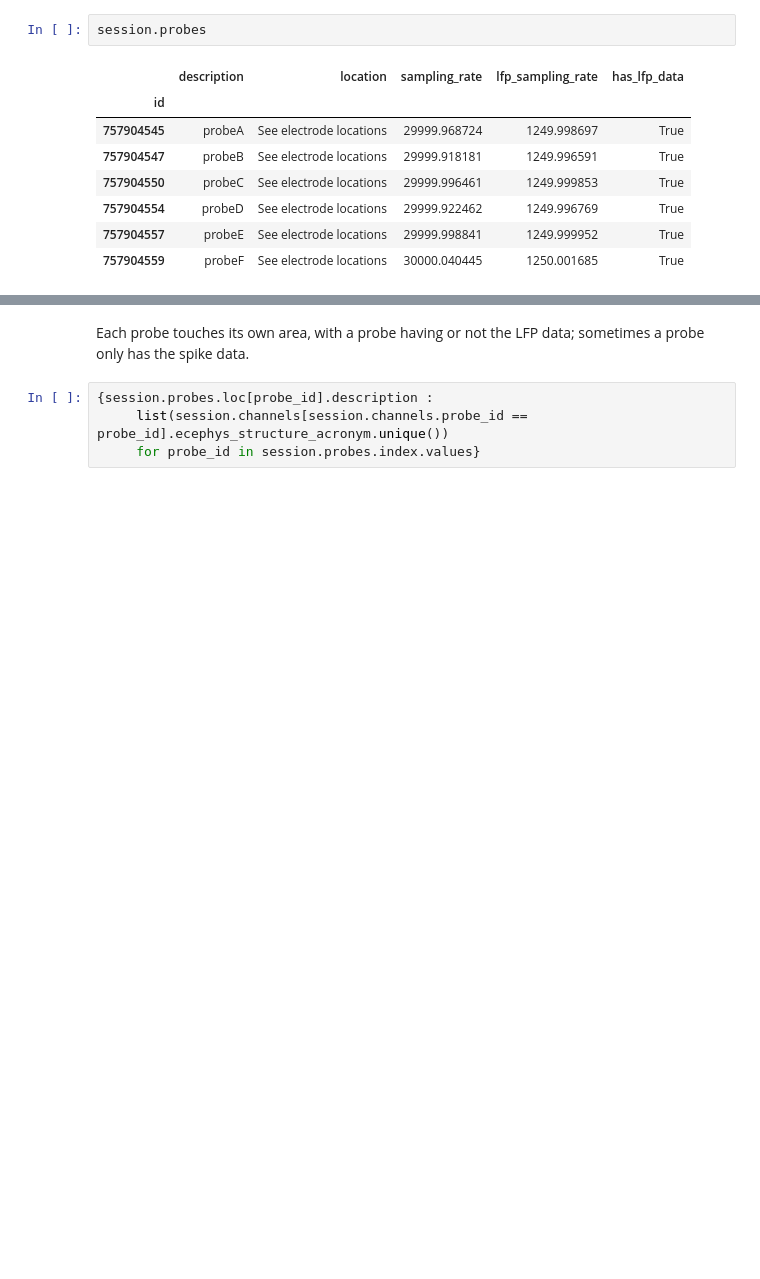
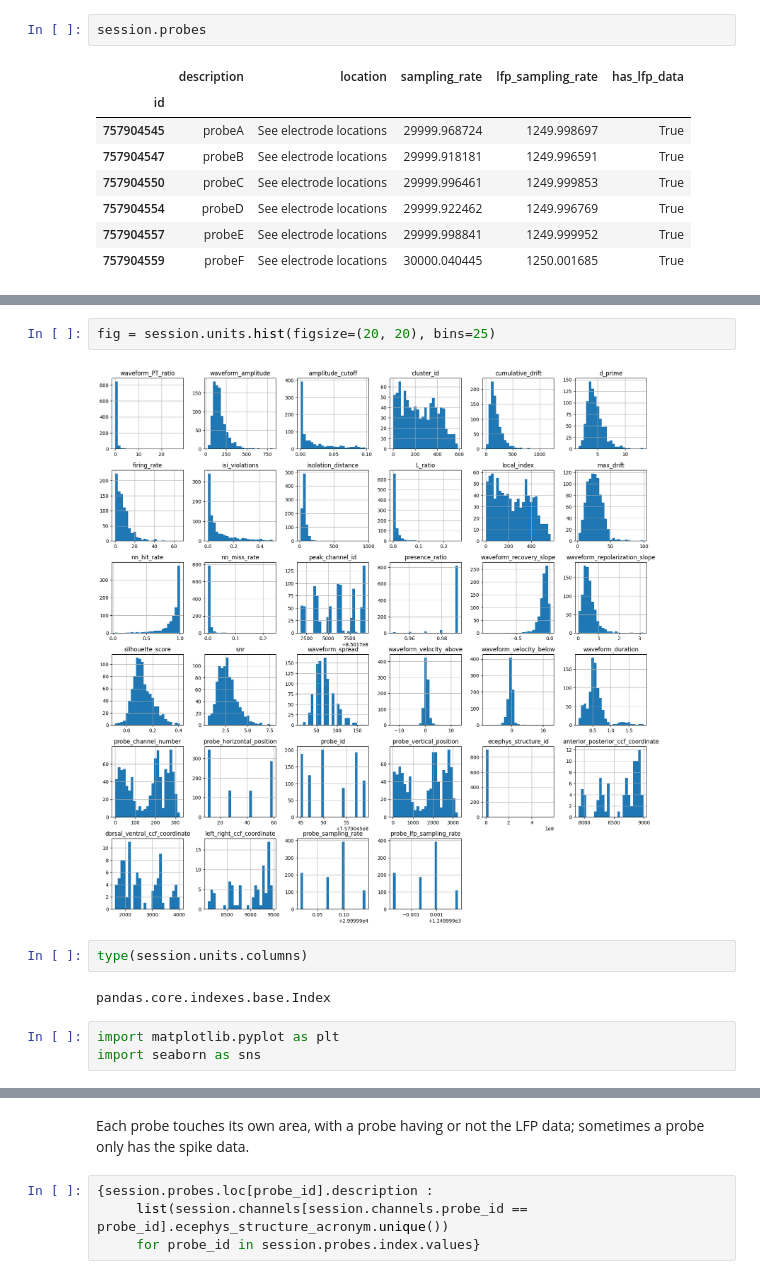
Before and after one commit to tebe-nigrelli/MMN-Group-Project, a Jupyter notebook: session_eda.ipynb, the cells around one changed output, grey strips where cells are left out. Saved outputs shown, nothing was run; the diff lists cells and outputs as text; blank space fills up the shorter version.

Commit message:
add: histograms and corr

```diff
--- a/session_eda.ipynb
+++ b/session_eda.ipynb
@@ -46,0 +67,11 @@ Index(['stimulus_block', 'start_time', 'stop_time', 'size', 'orientation',
+# %%
+fig = session.units.hist(figsize=(20, 20), bins=25)
+# %% [output]
+[figure, added]
+# %%
+type(session.units.columns)
+# %% [output]
+pandas.core.indexes.base.Index
+# %%
+import matplotlib.pyplot as plt
+import seaborn as sns
```
Also changed, not shown: parts of 10 cells of this notebook.
